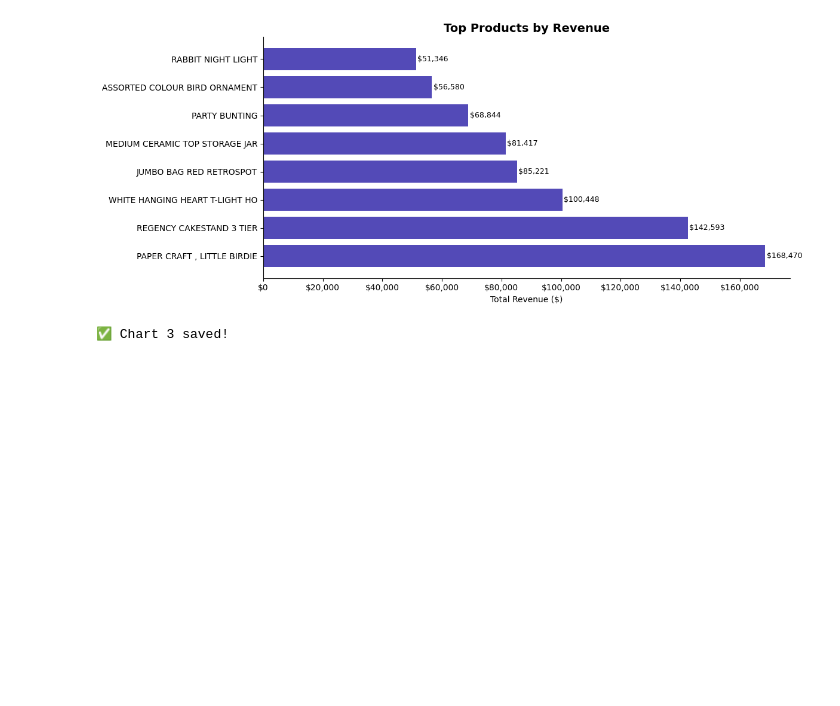
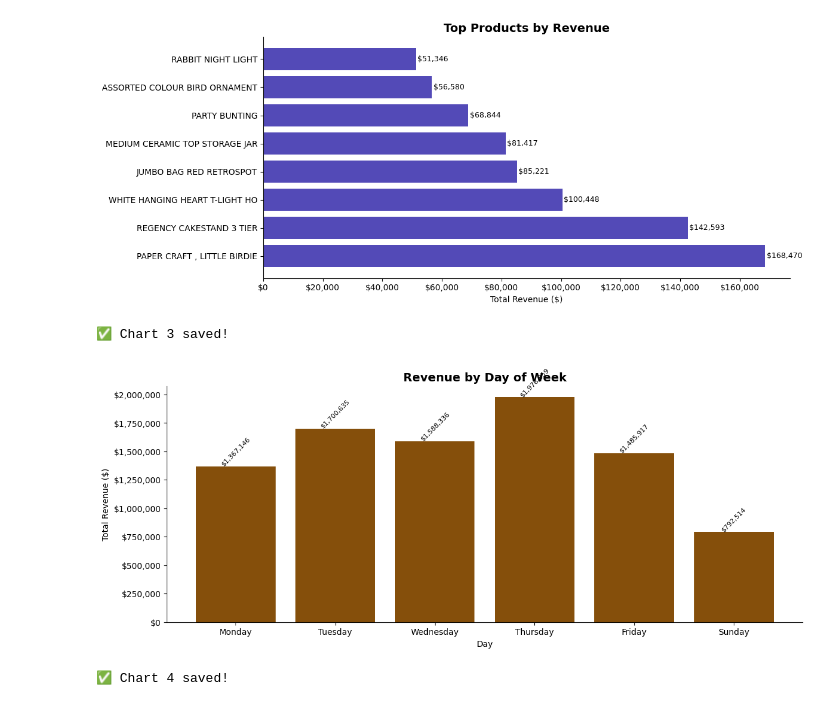
Before and after one commit to Kamrul732/ecommerce-sales-analytics, a Jupyter notebook: 01_data_collection.ipynb, the cells around one changed output. Cells and saved outputs as stored; diff of their text form; code cells hidden in the pictures; blank space fills up the shorter version.

```diff
--- a/01_data_collection.ipynb
+++ b/01_data_collection.ipynb
@@ -306,3 +306,29 @@ print("✅ Chart 3 saved!")
 # %% [output]
 [figure]
 ✅ Chart 3 saved!
+# %%
+# Chart 4 — Revenue by Day of Week
+day_order = ['Monday', 'Tuesday', 'Wednesday', 'Thursday', 'Friday', 'Sunday']
+
+day_revenue = df_clean.groupby('DayOfWeek')['Revenue'].sum().reindex(day_order)
+
+fig, ax = plt.subplots()
+
+bars = ax.bar(day_revenue.index, day_revenue.values, color="#854F0B")
+
+for bar, val in zip(bars, day_revenue.values):
+    ax.text(bar.get_x() + bar.get_width()/2, bar.get_height() + 5000,
+            f"${val:,.0f}", ha='center', fontsize=8, rotation=45)
+
+ax.set_title("Revenue by Day of Week",
+             fontsize=14, fontweight="bold")
+ax.set_xlabel("Day")
+ax.set_ylabel("Total Revenue ($)")
+ax.yaxis.set_major_formatter(plt.FuncFormatter(lambda x, _: f"${x:,.0f}"))
+plt.tight_layout()
+plt.savefig("../data/processed/chart4_revenue_by_day.png", dpi=150)
+plt.show()
+print("✅ Chart 4 saved!")
+# %% [output]
+[figure, added]
+✅ Chart 4 saved!
```
Also changed, not shown: 2 other files.
